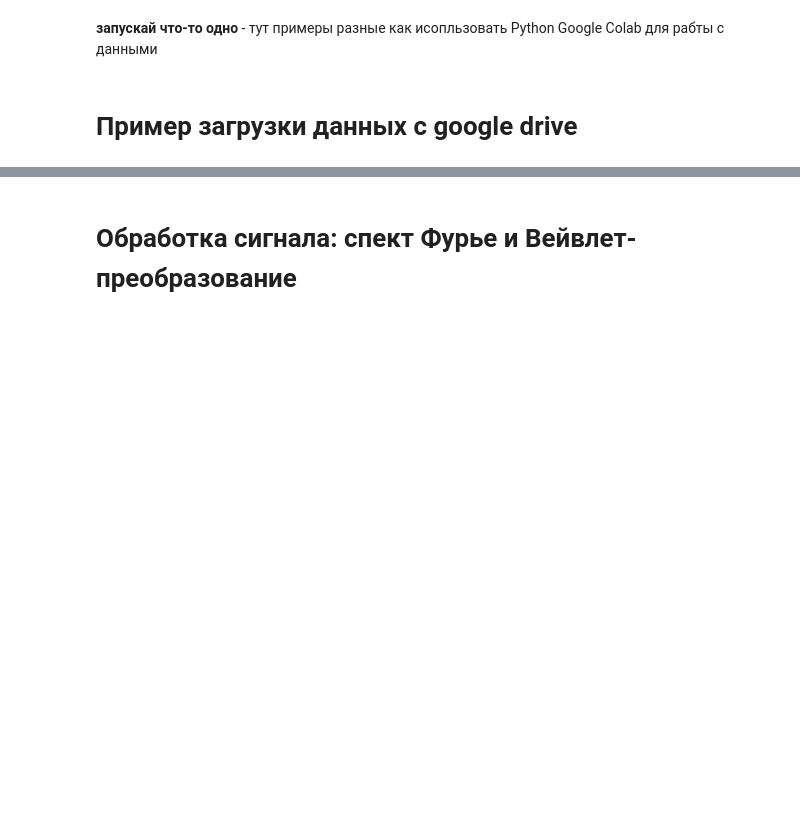
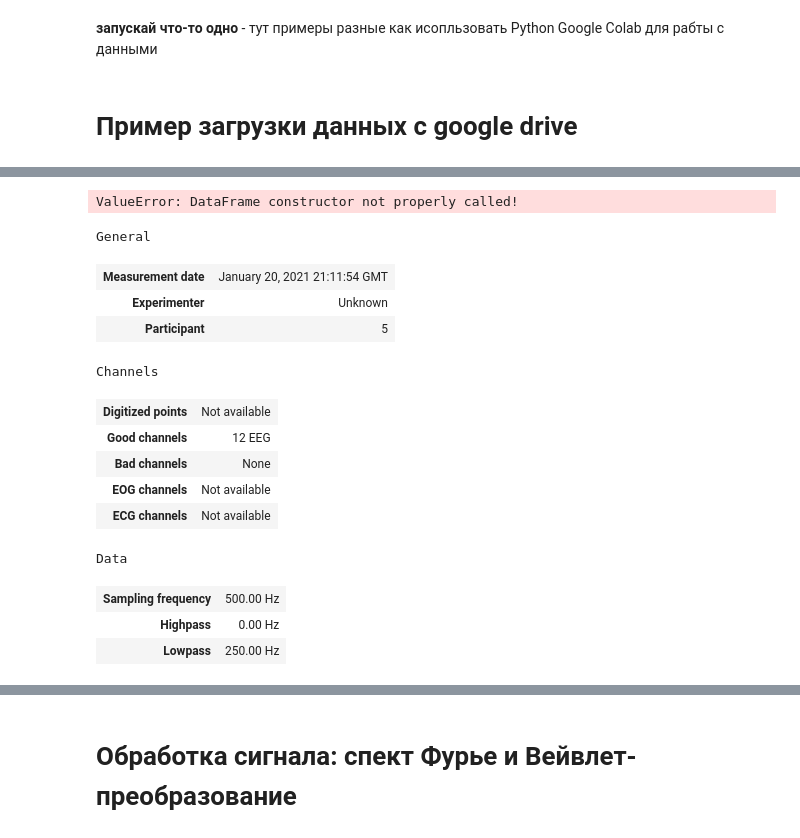
Before and after one commit to TAUforPython/wavelets, a Jupyter notebook: wavelets_cwt_dwt_example_EEG_ECG.ipynb, the cells around one changed output, grey strips where cells are left out. Cells and saved outputs as stored; diff of their text form; code cells hidden in the pictures; blank space fills up the shorter version.

```diff
--- a/wavelets_cwt_dwt_example_EEG_ECG.ipynb
+++ b/wavelets_cwt_dwt_example_EEG_ECG.ipynb
@@ -301,3 +328,25 @@ Reading 0 ... 28799  =      0.000 ...   224.992 secs...
+# %%
+from pandas import DataFrame
+DataFrame(data_from_raw_edf)
+# %% [output]
+ValueError: DataFrame constructor not properly called!
+# %%
+data_from_raw_edf.info
+# %% [output]
+General
+| Measurement date | January 20, 2021 21:11:54 GMT |
+| Experimenter | Unknown |
+| Participant | 5 |
+Channels
+| Digitized points | Not available |
+| Good channels | 12 EEG |
+| Bad channels | None |
+| EOG channels | Not available |
+| ECG channels | Not available |
+Data
+| Sampling frequency | 500.00 Hz |
+| Highpass | 0.00 Hz |
+| Lowpass | 250.00 Hz |
 # %%
 # EDF - файл содержит многоканальную запись ЭЭГ
 # ECG - файл содержит запись электрокардиограммы
```
Also changed, not shown: parts of 10 cells of this notebook.
